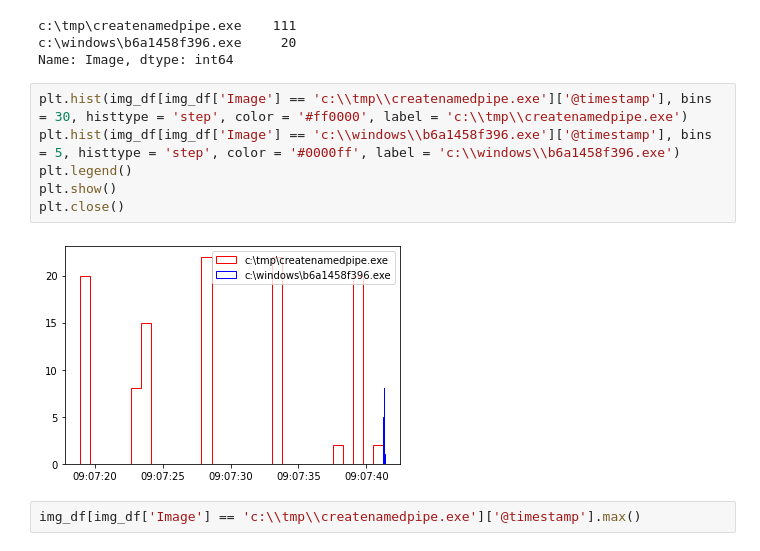
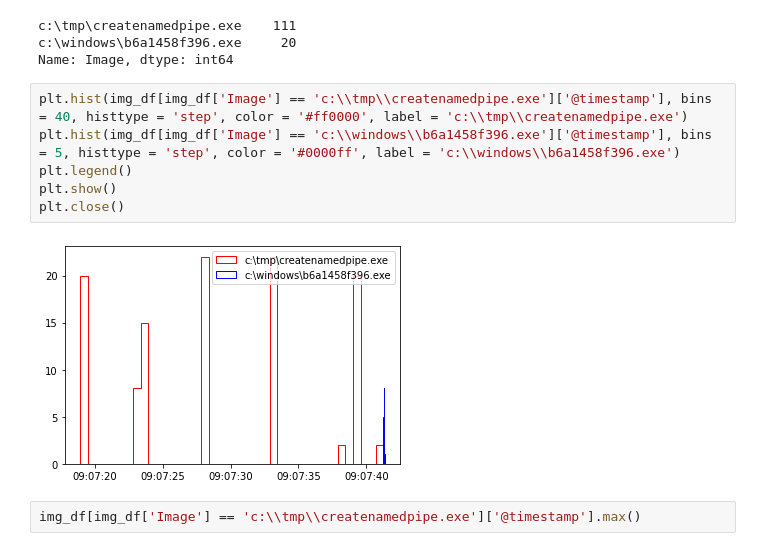
Before and after one commit to samar14641/cyber-ent-extraction, a Jupyter notebook: cobalt_strike_eda.ipynb, the cells around one changed output. Saved outputs shown, nothing was run; the diff lists cells and outputs as text.

```diff
--- a/cobalt_strike_eda.ipynb
+++ b/cobalt_strike_eda.ipynb
@@ -600,13 +600,13 @@ c:\tmp\createnamedpipe.exe    111
 c:\windows\b6a1458f396.exe     20
 Name: Image, dtype: int64
 # %%
-plt.hist(img_df[img_df['Image'] == 'c:\\tmp\\createnamedpipe.exe']['@timestamp'], bins = 30, histtype = 'step', color = '#ff0000', label = 'c:\\tmp\\createnamedpipe.exe')
+plt.hist(img_df[img_df['Image'] == 'c:\\tmp\\createnamedpipe.exe']['@timestamp'], bins = 40, histtype = 'step', color = '#ff0000', label = 'c:\\tmp\\createnamedpipe.exe')
 plt.hist(img_df[img_df['Image'] == 'c:\\windows\\b6a1458f396.exe']['@timestamp'], bins = 5, histtype = 'step', color = '#0000ff', label = 'c:\\windows\\b6a1458f396.exe')
 plt.legend()
 plt.show()
 plt.close()
 # %% [output]
-[figure, old version]
+[figure, new version]
 # %%
 img_df[img_df['Image'] == 'c:\\tmp\\createnamedpipe.exe']['@timestamp'].max()
 # %% [output]
```
Also changed, not shown: parts of 20 cells of this notebook.
